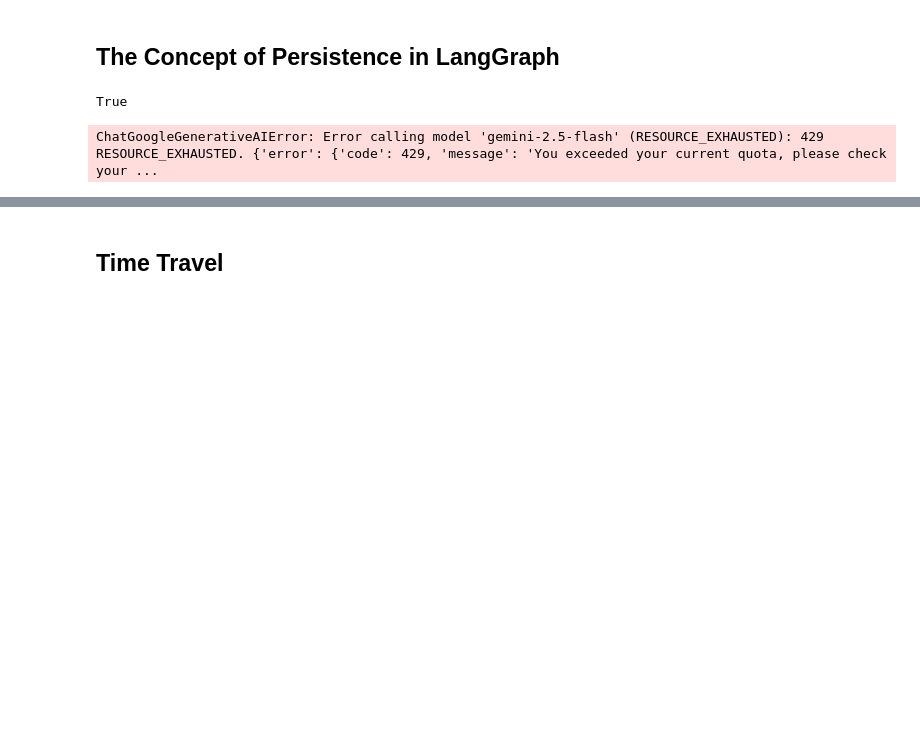
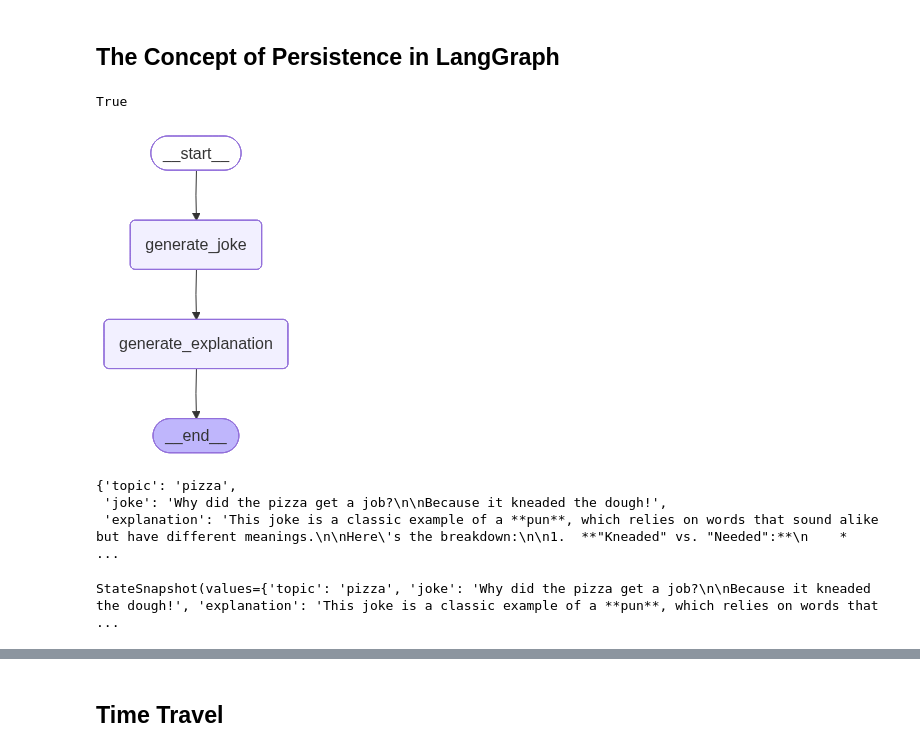
Before and after one commit to hassandaudhi/LangGraph, a Jupyter notebook: 10_persistence.ipynb, the cells around one changed output, grey strips where cells are left out. Cells and saved outputs as stored; diff of their text form; code cells hidden in the pictures; blank space fills up the shorter version.

```diff
--- a/10_persistence.ipynb
+++ b/10_persistence.ipynb
@@ -30,20 +30,27 @@ def generate_explanation(state: JokeState):
 # %%
 #graph
 graph = StateGraph(JokeState)
 graph.add_node('generate_joke',generate_joke)
 graph.add_node('generate_explanation',generate_explanation)
 
 graph.add_edge(START,'generate_joke')
 graph.add_edge('generate_joke','generate_explanation')
 graph.add_edge('generate_explanation',END)
 
 checkpointer = InMemorySaver()
 
 workflow = graph.compile(checkpointer=checkpointer)
+workflow
+# %% [output]
+[figure, added]
 # %%
 config1 = {"configurable":{"thread_id": "1"}}
 workflow.invoke({'topic':'pizza'},config=config1)
-workflow.get_state(config1)
-list(workflow.get_state_history(config1))
 # %% [output]
-ChatGoogleGenerativeAIError: Error calling model 'gemini-2.5-flash' (RESOURCE_EXHAUSTED): 429 RESOURCE_EXHAUSTED. {'error': {'code': 429, 'message': 'You exceeded your current quota, please check your ...
+{'topic': 'pizza',
+ 'joke': 'Why did the pizza get a job?\n\nBecause it kneaded the dough!',
+ 'explanation': 'This joke is a classic example of a **pun**, which relies on words that sound alike but have different meanings.\n\nHere\'s the breakdown:\n\n1.  **"Kneaded" vs. "Needed":**\n    *    ...
+# %%
+workflow.get_state(config1)
+# %% [output]
+StateSnapshot(values={'topic': 'pizza', 'joke': 'Why did the pizza get a job?\n\nBecause it kneaded the dough!', 'explanation': 'This joke is a classic example of a **pun**, which relies on words that ...
```
Also changed, not shown: parts of 9 cells of this notebook, 1 other file.
